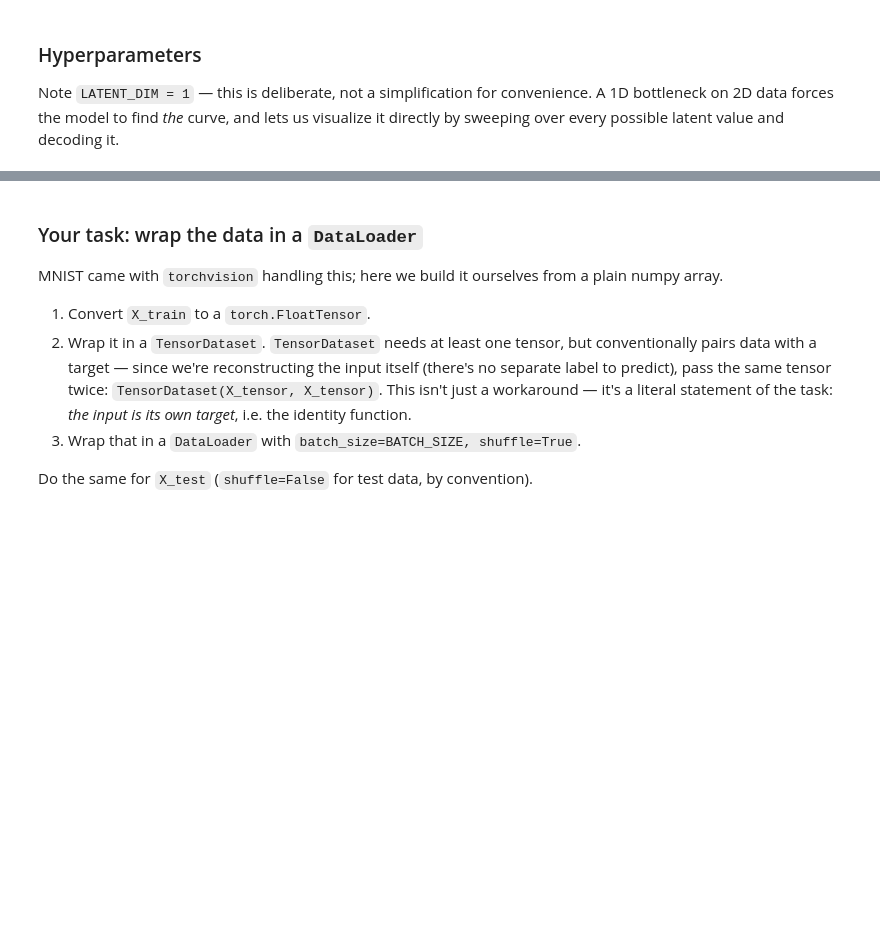
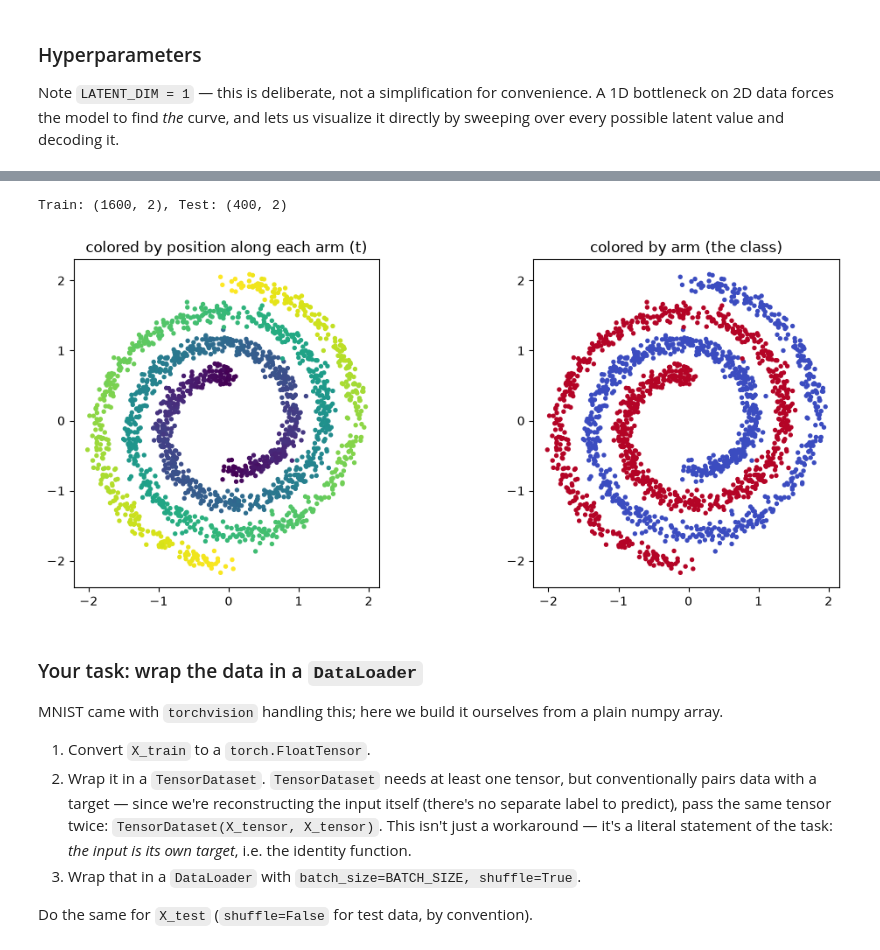
Before and after one commit to dvnrlv/Quantum-Spin-Chain-NN, a Jupyter notebook: tutorials/swiss_roll.ipynb, the cells around one changed output, grey strips where cells are left out. Cells and saved outputs as stored; diff of their text form; code cells hidden in the pictures; blank space fills up the shorter version.

```diff
--- a/tutorials/swiss_roll.ipynb
+++ b/tutorials/swiss_roll.ipynb
@@ -119,28 +280,46 @@ standard practice for basically any non-image tabular/continuous data.
 This part is boilerplate, given in full.
 # %%
 
-X_3d, t = make_swiss_roll(n_samples=N_SAMPLES, noise=NOISE, random_state=SEED)
-X_raw = X_3d[:, [0, 2]]                          # drop the height axis -> 2D spiral
-labels = (t > np.median(t)).astype(int)          # binary split, for coloring only
+n_per_arm = N_SAMPLES // 2
+
+X_3d_a, t_a = make_swiss_roll(n_samples=n_per_arm, noise=NOISE, random_state=SEED)
+X_a = X_3d_a[:, [0, 2]]                              # arm 0, dropped height axis
+
+X_3d_b, t_b = make_swiss_roll(n_samples=n_per_arm, noise=NOISE, random_state=SEED + 1)
+X_b = -X_3d_b[:, [0, 2]]                             # arm 1, rotated 180 degrees
+
+X_raw = np.vstack([X_a, X_b])
+t = np.concatenate([t_a, t_b])                       # position along whichever arm
+labels = np.concatenate([np.zeros(n_per_arm), np.ones(n_per_arm)]).astype(int)
 
 X_mean, X_std = X_raw.mean(axis=0), X_raw.std(axis=0)
-X = (X_raw - X_mean) / X_std                     # standardize once, use everywhere below
+X = (X_raw - X_mean) / X_std                         # standardize once, use everywhere below
 
-X_train, X_test, t_train, t_test, y_train, y_test = train_test_split(
-    X, t, labels, test_size=0.2, random_state=SEED
-)
+# Manual train/test split — a fixed-seed torch.randperm instead of
+# sklearn's train_test_split, so the split itself is plain PyTorch too.
+n = X.shape[0]
+perm = torch.randperm(n, generator=torch.Generator().manual_seed(SEED)).numpy()
+n_test = int(n * 0.2)
+test_idx, train_idx = perm[:n_test], perm[n_test:]
+
+X_train, X_test = X[train_idx], X[test_idx]
+t_train, t_test = t[train_idx], t[test_idx]
+y_train, y_test = labels[train_idx], labels[test_idx]
 
 print(f"Train: {X_train.shape}, Test: {X_test.shape}")
 
 fig, axes = plt.subplots(1, 2, figsize=(11, 4.5))
 axes[0].scatter(X[:, 0], X[:, 1], c=t, cmap="viridis", s=8)
-axes[0].set_title("colored by position along the spiral (t)")
+axes[0].set_title("colored by position along each arm (t)")
 axes[1].scatter(X[:, 0], X[:, 1], c=labels, cmap="coolwarm", s=8)
-axes[1].set_title("colored by binary label (median split of t)")
+axes[1].set_title("colored by arm (the class)")
 for ax in axes:
     ax.set_aspect("equal")
 plt.tight_layout()
 plt.show()
+# %% [output]
+Train: (1600, 2), Test: (400, 2)
+[figure, added]
 # %% [markdown]
 
 ### Your task: wrap the data in a `DataLoader`
```
Also changed, not shown: parts of 67 cells of this notebook, 3 other files.
